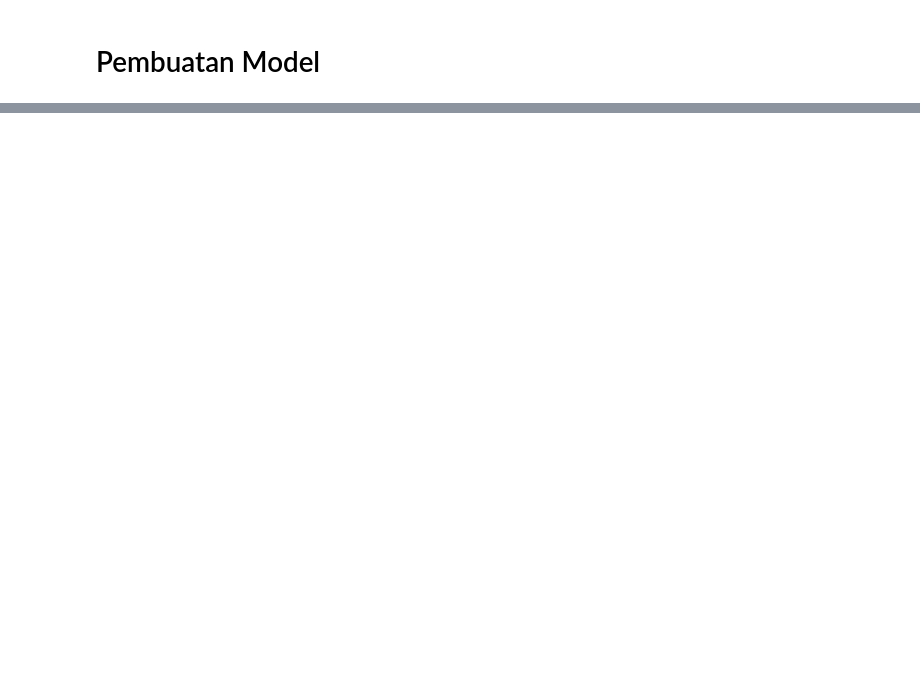
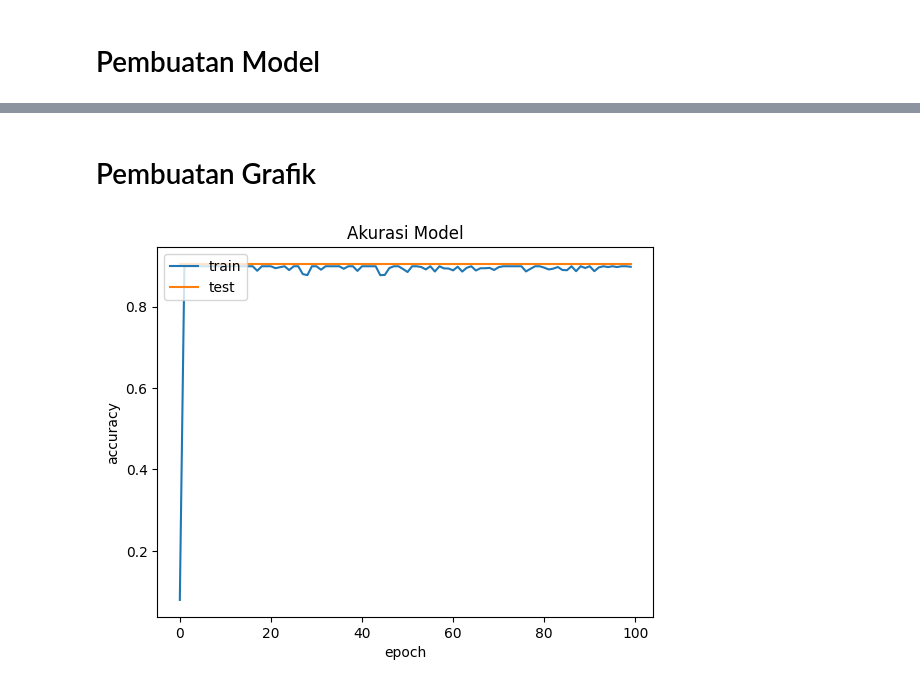
Before and after one commit to chandra-arifin/Machine_Learning-Dicoding, a Jupyter notebook: Submission 1/Med_Submission1.ipynb, the cells around one changed output, grey strips where cells are left out. Cells and saved outputs as stored; diff of their text form; code cells hidden in the pictures; blank space fills up the shorter version.

```diff
--- a/Submission 1/Med_Submission1.ipynb
+++ b/Submission 1/Med_Submission1.ipynb
@@ -96,32 +141,17 @@ pad_test = pad_sequences(seq_test)
 # %% [markdown]
 # Pembuatan Model
 # %%
-# model = tf.keras.Sequential([
-#     tf.keras.layers.Embedding(input_dim=5000, output_dim=16),
-#     tf.keras.layers.LSTM(64),
-#     tf.keras.layers.Dense(128, activation='relu'),
-#     tf.keras.layers.Dense(64, activation='relu'),
-#     tf.keras.layers.Dense(5, activation='softmax')
-# ])
 model = tf.keras.Sequential([
-    tf.keras.layers.Embedding(3000, 100, input_length=namaFilm.shape[0]),
-    # tf.keras.layers.Embedding(input_dim=5000, output_dim=16),
+    tf.keras.layers.Embedding(input_dim=7668, output_dim=16),
     tf.keras.layers.LSTM(64),
+    tf.keras.layers.Dense(32, activation='softmax'),
+    tf.keras.layers.Dropout(0.4),
     tf.keras.layers.Dense(32, activation='relu'),
-    tf.keras.layers.Dense(7668, activation='softmax'),
-    tf.keras.layers.Dense(1, activation='sigmoid')
+    tf.keras.layers.Dense(3, activation='softmax')
 ])
-
-
-# model = tf.keras.models.Sequential()
-# model.add(tf.keras.layers.Embedding(3000, 100, input_length=x.shape[1]))
-# model.add(tf.keras.layers.LSTM(64))
-# model.add(tf.keras.layers.Dense(32, activation='relu'))
-# model.add(tf.keras.layers.Dense(1, activation='sigmoid'))
-
-# model.compile(loss='binary_crossentropy', optimizer='adam', metrics=['accuracy'])
+model.compile(loss='categorical_crossentropy',optimizer='adam',metrics=['accuracy'])
-# %%
-model.compile(loss='binary_crossentropy',optimizer='adam',metrics=['accuracy'])
 # %%
-model.fit(pad_latih, val_latih, epochs=30, validation_data=(pad_test, val_test), verbose=2)
+numEpoch = 100
+# hist = model.fit(pad_latih, val_latih, epochs=numEpoch, validation_data=(pad_test, val_test), callbacks=[callbacks], verbose=2)
+hist = model.fit(pad_latih, val_latih, epochs=numEpoch, validation_data=(pad_test, val_test), verbose=2)
 # %% [output]
@@ -171,2 +174,0 @@ callbacks = myCallback()
-# %%
-hist = model.fit(x, y, epochs=20, validation_data=(x_test, y_test), callbacks=[callbacks])
@@ -230,0 +175,12 @@ history = model.fit(padded_latih, label_latih, epochs=num_epochs,
+# %% [markdown]
+# Pembuatan Grafik
+# %%
+plt.plot(hist.history['accuracy'])
+plt.plot(hist.history['val_accuracy'])
+plt.title('Akurasi Model')
+plt.ylabel('accuracy')
+plt.xlabel('epoch')
+plt.legend(['train', 'test'], loc='upper left')
+plt.show()
+# %% [output]
+[figure, added]
```
Also changed, not shown: parts of 38 cells of this notebook, 1 other file.
